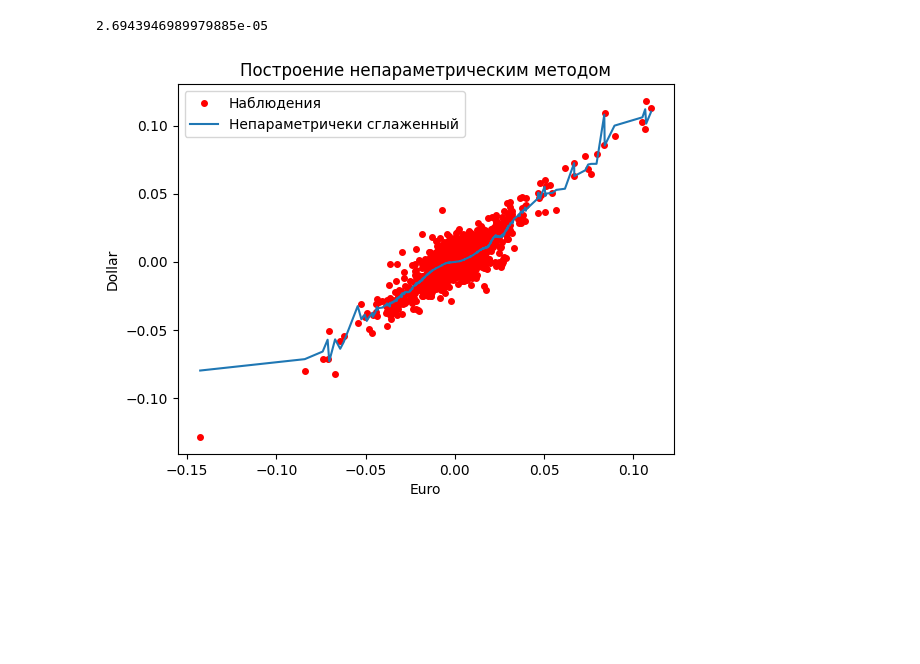
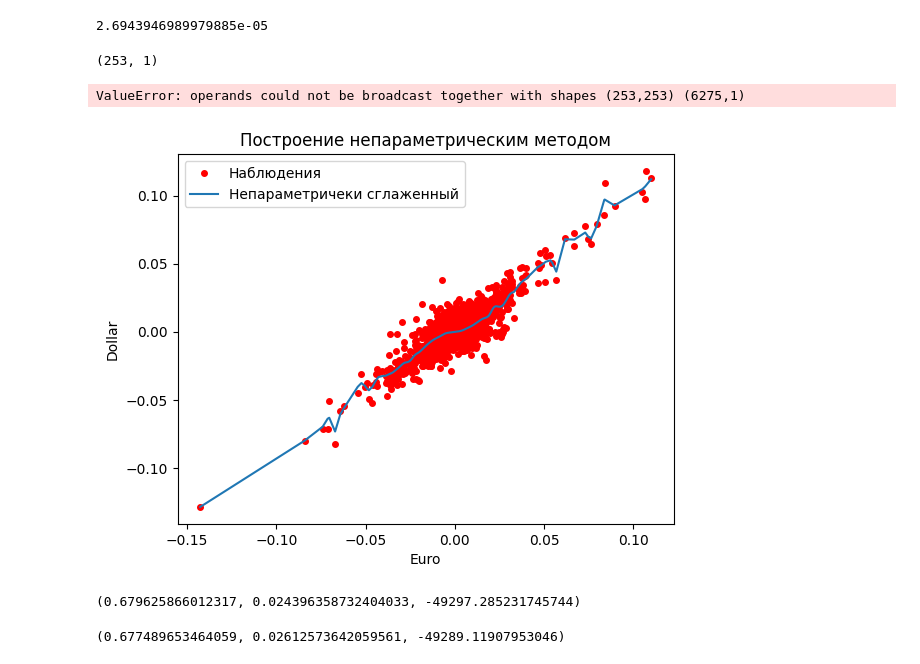
Before and after one commit to AnfimovAleksandr/mag_diploma, a Jupyter notebook: Непараметрический_2.ipynb, the cells around one changed output. Saved outputs shown, nothing was run; the diff lists cells and outputs as text; code cells hidden in the pictures; blank space fills up the shorter version.

```diff
--- a/Непараметрический_2.ipynb
+++ b/Непараметрический_2.ipynb
@@ -12,8 +12,8 @@ from sklearn import mixture
 from scipy.stats import norm
 from scipy.stats import gaussian_kde
 # %%
-data = pd.read_excel('euro_dollar_without_crisis.xlsx')
-# data = pd.read_excel('euro_dollar.xlsx')
+# data = pd.read_excel('euro_dollar_without_crisis.xlsx')
+data = pd.read_excel('euro_dollar.xlsx')
 data = data.sort_values(by = ['curs_euro'])
 data.head()
 # %% [output]
@@ -1214,13 +1220,23 @@ optimal_h
 CV(optimal_h)
 # %% [output]
 2.6943946989979885e-05
+# %%
+a_s.shape
+# %% [output]
+(253, 1)
+# %%
+var_Y = np_data_dollar.var(ddof= 1)
+k_h = K_h(np_data_euro - a_s.reshape((253)), h)
+res = (k_h * np_data_dollar).sum(axis = 0) / k_h.sum(axis = 0)
+# %% [output]
+ValueError: operands could not be broadcast together with shapes (253,253) (6275,1)
 # %%
 plt.title('Построение непараметрическим методом')
 plt.xlabel('Euro')
 plt.ylabel('Dollar')
 plt.plot(data['curs_euro'], data['curs_dollar'], 'ro', markersize=4)
-plt.plot(np_data_euro, g_calculation(np_differences, optimal_h))
+plt.plot(np_data_euro, E_Y_X)
 plt.legend(['Наблюдения', 'Непараметричеки сглаженный'])
 plt.show()
 # %% [output]
-[figure, old version]
+[figure, new version]
@@ -1226,0 +1261,8 @@ plt.show()
+# %%
+R_2, cov_part, bic
+# %% [output]
+(0.679625866012317, 0.024396358732404033, -49297.285231745744)
+# %%
+R_2, cov_part, bic
+# %% [output]
+(0.677489653464059, 0.02612573642059561, -49289.11907953046)
```
Also changed, not shown: parts of 9 cells of this notebook, 2 other files.
